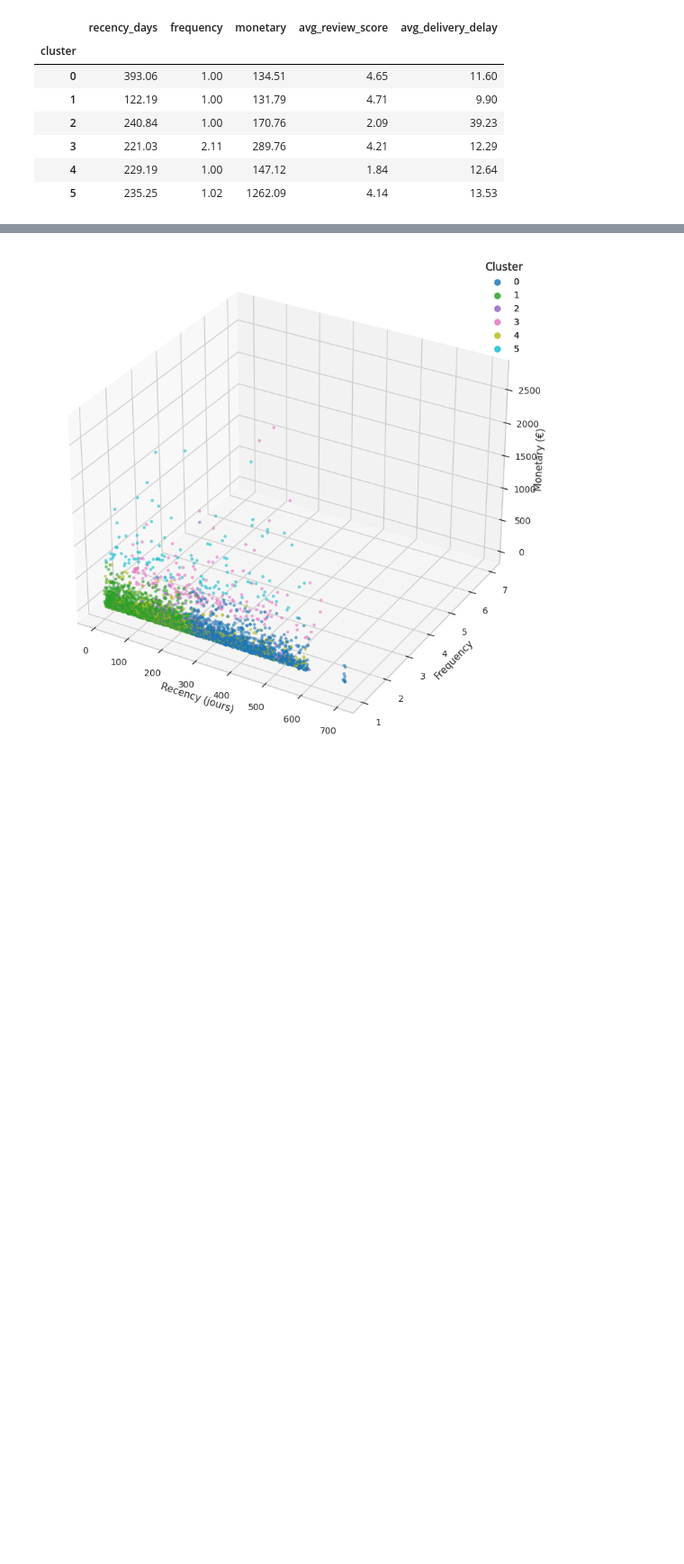
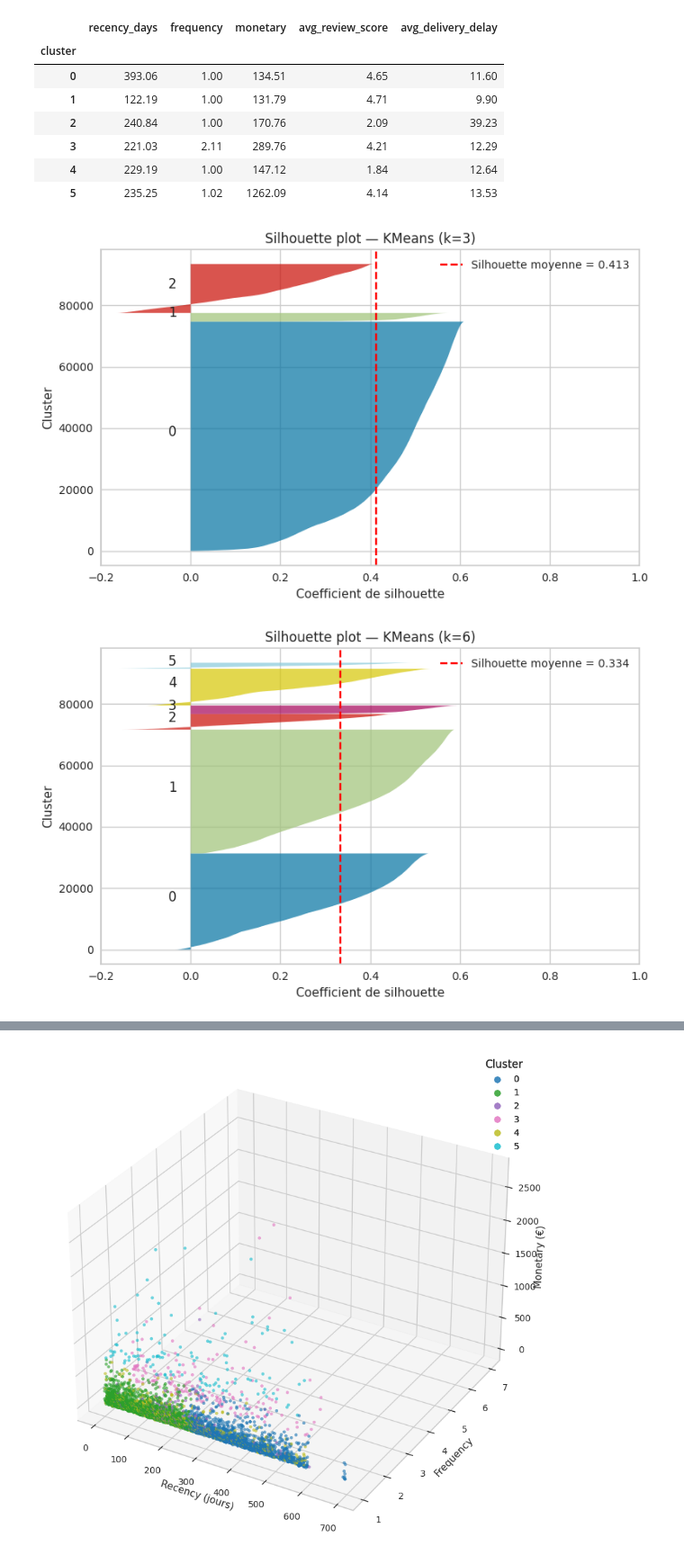
Before and after one commit to AurelienGruzon/customer-segmentation-ecommerce, a Jupyter notebook: notebooks/tests_clusterings.ipynb, the cells around one changed output, grey strips where cells are left out. Shown at 90% size. Cells and saved outputs as stored; diff of their text form; code cells hidden in the pictures; blank space fills up the shorter version.

```diff
--- a/notebooks/tests_clusterings.ipynb
+++ b/notebooks/tests_clusterings.ipynb
@@ -80,7 +70,7 @@ for k in range(2, 11):
     km = KMeans(n_clusters=k, random_state=42, n_init=20)
     labels = km.fit_predict(X)
     inertia = km.inertia_
-    sil = silhouette_score(X, labels, sample_size=min(20000, len(X)), random_state=42)
+    sil = silhouette_score(X, labels, random_state=42)
     ch = calinski_harabasz_score(X, labels)
     db = davies_bouldin_score(X, labels)
     sizes = np.bincount(labels)
@@ -202,0 +235,22 @@ K=6 — silhouette: 0.3342499121929497
+# %%
+# Comparaison des silhouettes pour k=3 et k=6
+labels_k3 = km3.labels_
+
+plot_silhouette(
+    X_scaled,
+    labels_k3,
+    n_clusters=3,
+    title="Silhouette plot — KMeans (k=3)"
+)
+
+labels_k6 = km6.labels_  # ou km6.predict(X_scaled)
+
+plot_silhouette(
+    X_scaled,
+    labels_k6,
+    n_clusters=6,
+    title="Silhouette plot — KMeans (k=6)"
+)
+# %% [output]
+[figure, added]
+[figure, added]
```
Also changed, not shown: parts of 18 cells of this notebook, 2 other files.
